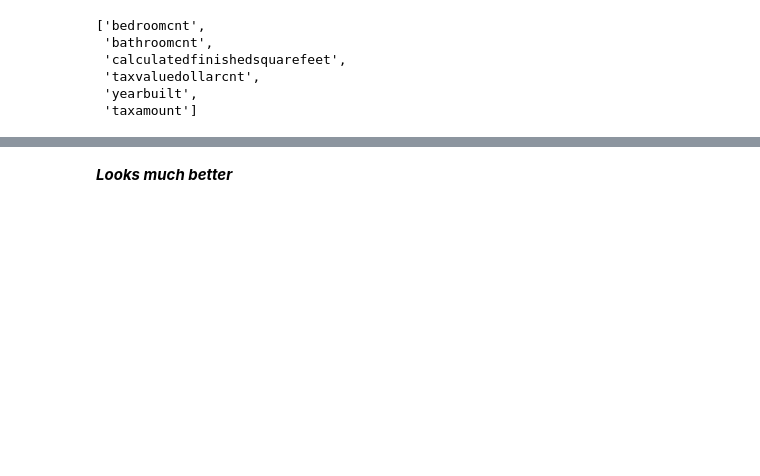
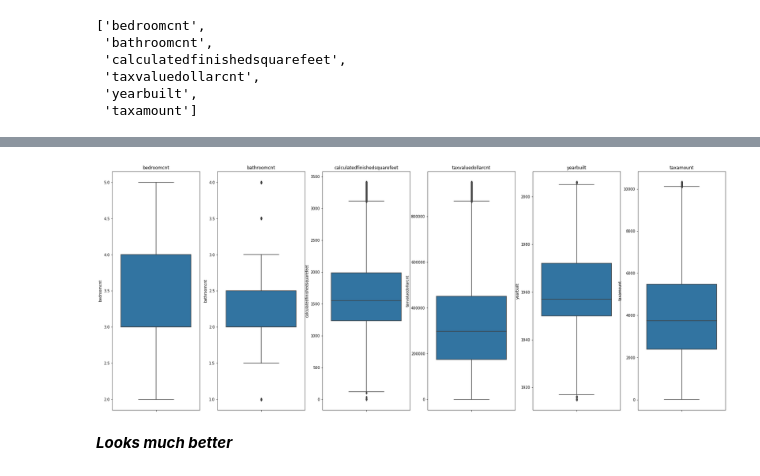
Before and after one commit to adam-talbot/regression-exercises, a Jupyter notebook: wrangle.ipynb, the cells around one changed output, grey strips where cells are left out. Drawn from its saved outputs; the diff is of its cells as text; code cells hidden in the pictures; blank space fills up the shorter version.

```diff
--- a/wrangle.ipynb
+++ b/wrangle.ipynb
@@ -305,3 +330,25 @@ for i, col in enumerate(cols):
+# %%
+# boxplots
+plt.figure(figsize=(30, 12))
+
+# List of columns
+num_cols = df.select_dtypes('number').columns.tolist()
+
+for i, col in enumerate(num_cols):
+
+    # i starts at 0, but plot nos should start at 1
+    plot_number = i + 1
+
+    # Create subplot.
+    plt.subplot(1,6, plot_number)
+
+    # Title with column name.
+    plt.title(col)
+
+    # Display boxplot for column.
+    sns.boxplot(y=col, data=df)
+# %% [output]
+[figure, added]
 # %% [markdown]
 ***Looks much better***
 # %%
```
Also changed, not shown: parts of 37 cells of this notebook, 1 other file.
